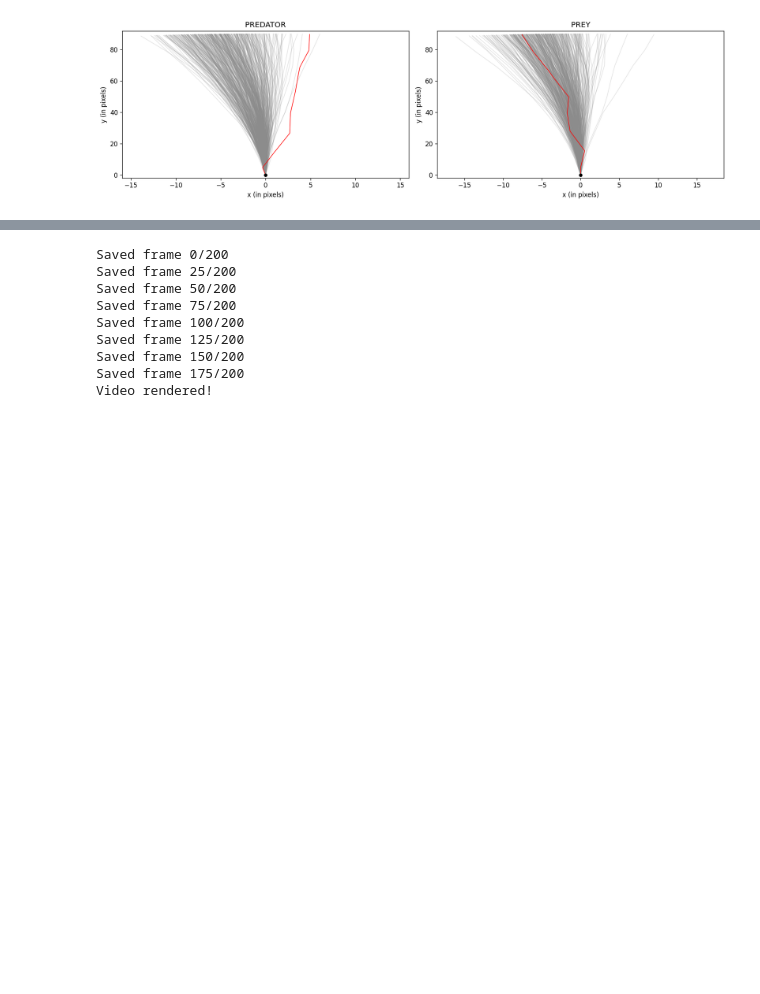
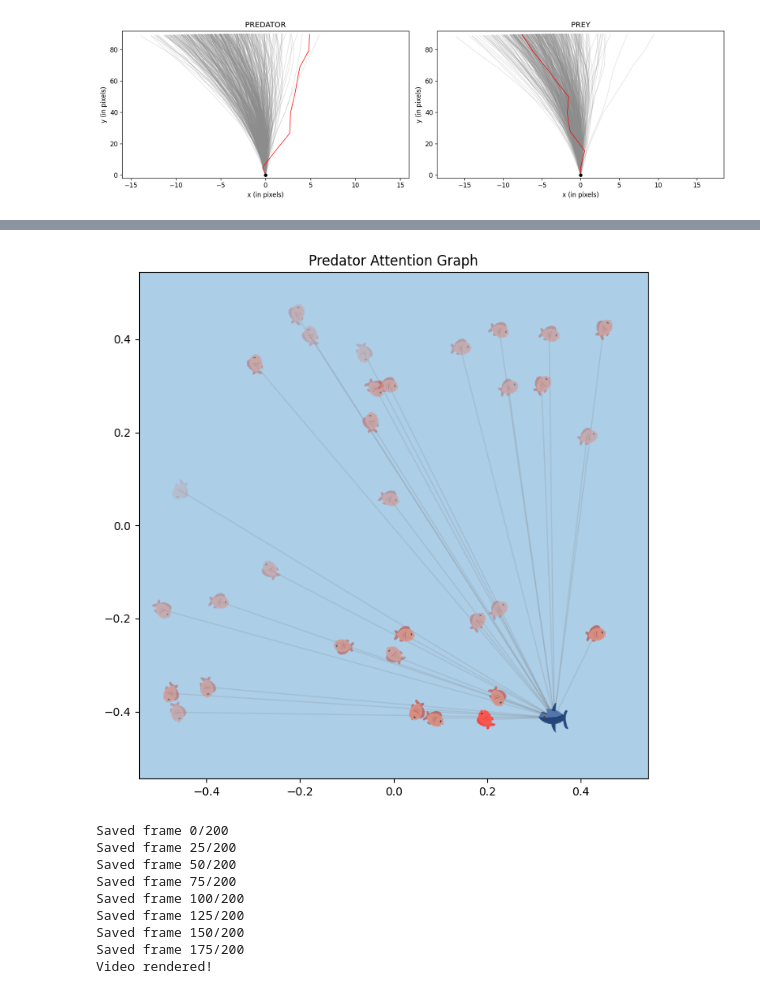
Before and after one commit to wirthy21/Master-Thesis, a Jupyter notebook: notebooks/3. Experiments.ipynb, the cells around one changed output, grey strips where cells are left out. Drawn from its saved outputs; the diff is of its cells as text; code cells hidden in the pictures; blank space fills up the shorter version.

```diff
--- a/notebooks/3. Experiments.ipynb
+++ b/notebooks/3. Experiments.ipynb
@@ -267,3 +274,8 @@ draw_predator_attention_graph(gail_metrics, frame_idx=1, pred_img_path=pred_img_
+# %%
+# plot predator attention graph for a specific frame
+draw_predator_attention_graph(bc_metrics, frame_idx=1, pred_img_path=pred_img_path, prey_img_path=prey_img_path)
+# %% [output]
+[figure, added]
 # %%
 # create attention graph video
 attn_graph_dir = rf"..\results\experiment garcia\attention graph frames"
```
Also changed, not shown: parts of 5 cells of this notebook, 2 other files.
